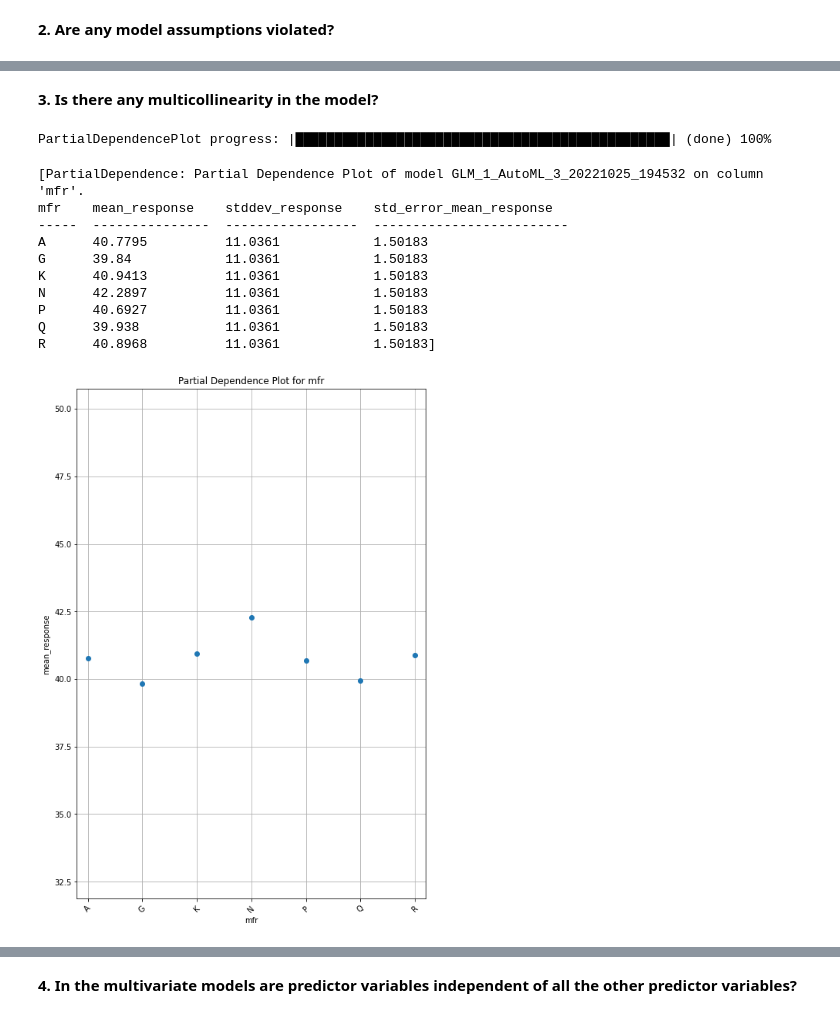
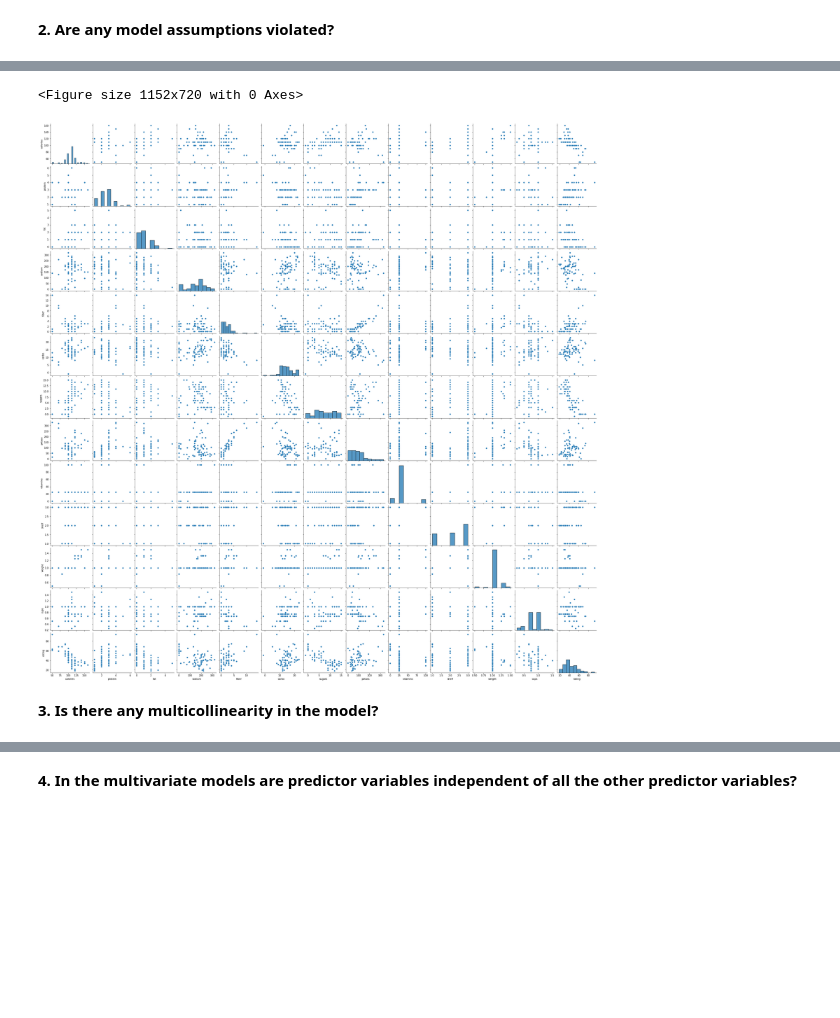
Before and after one commit to meghamkpatel/Skunks_Skool, a Jupyter notebook: INFO_6105/AutoML/Red_Wine_Quality.ipynb, the cells around one changed output, grey strips where cells are left out. Saved outputs shown, nothing was run; the diff lists cells and outputs as text; code cells hidden in the pictures; blank space fills up the shorter version.

```diff
--- a/INFO_6105/AutoML/Red_Wine_Quality.ipynb
+++ b/INFO_6105/AutoML/Red_Wine_Quality.ipynb
@@ -296,17 +357,9 @@ According to R^2, we see a high correlation in our training model. In a General
+# %%
+plt.figure(figsize=(16,10))
+sns.pairplot(data=df)
+plt.show()
+# %% [output]
+<Figure size 1152x720 with 0 Axes>
+[figure, added]
 # %% [markdown]
 **3. Is there any multicollinearity in the model?**
-# %%
-best_model.partial_plot(train, cols = ['mfr'], plot = True, plot_stddev = False)
-# %% [output]
-PartialDependencePlot progress: |████████████████████████████████████████████████| (done) 100%
-[PartialDependence: Partial Dependence Plot of model GLM_1_AutoML_3_20221025_194532 on column 'mfr'.
-mfr    mean_response    stddev_response    std_error_mean_response
------  ---------------  -----------------  -------------------------
-A      40.7795          11.0361            1.50183
-G      39.84            11.0361            1.50183
-K      40.9413          11.0361            1.50183
-N      42.2897          11.0361            1.50183
-P      40.6927          11.0361            1.50183
-Q      39.938           11.0361            1.50183
-R      40.8968          11.0361            1.50183]
-[figure, removed]
```
Also changed, not shown: parts of 24 cells of this notebook.
